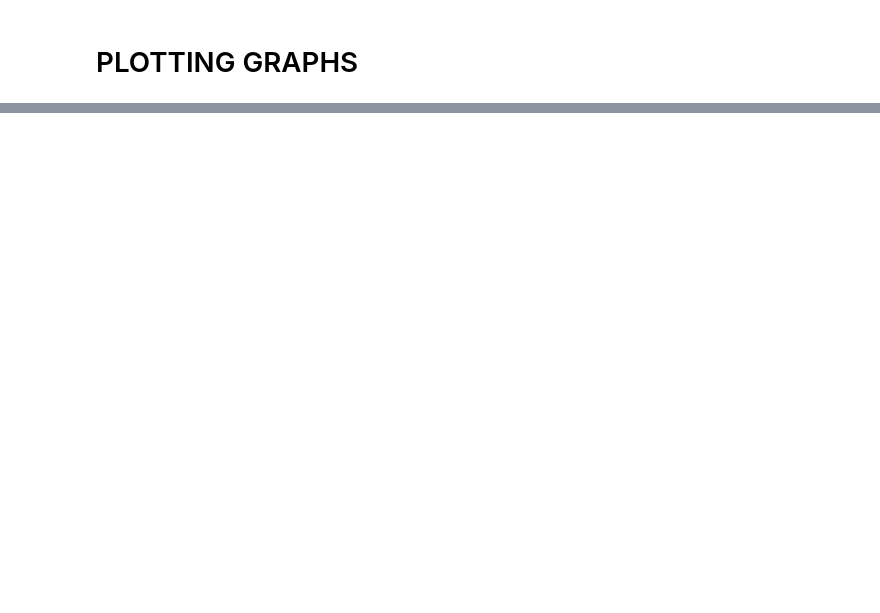
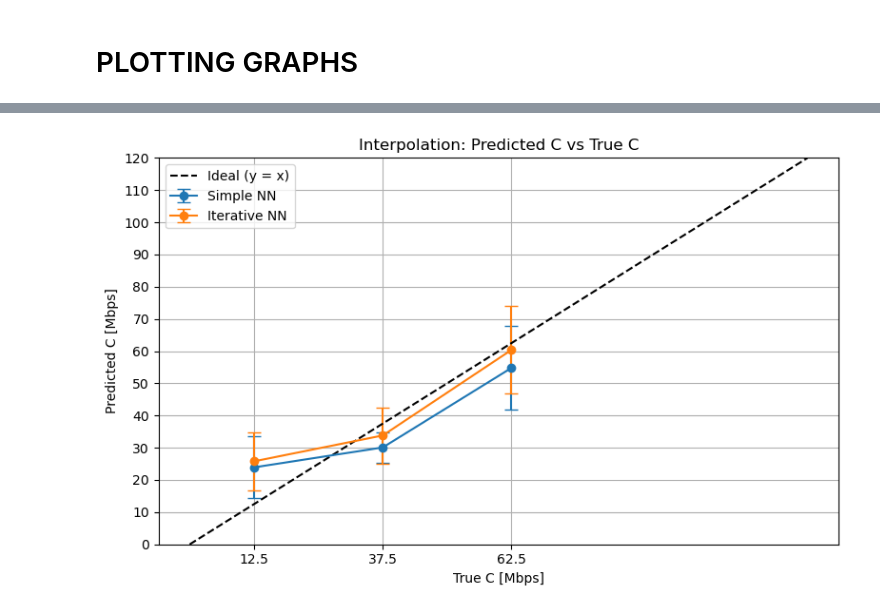
Before and after one commit to MKumar-12/UDP_ML_col867, a Jupyter notebook: Interpolation_Extrapolation_Merged.ipynb, the cells around one changed output, grey strips where cells are left out. Cells and saved outputs as stored; diff of their text form; code cells hidden in the pictures; blank space fills up the shorter version.

```diff
--- a/Interpolation_Extrapolation_Merged.ipynb
+++ b/Interpolation_Extrapolation_Merged.ipynb
@@ -204,0 +254,8 @@ plot_grouped_C_predictions(
+# %%
+# ==== Plot C: Interpolation ====
+plot_grouped_C_predictions(
+    C_true_interp, C_simple_interp, C_iterative_interp,
+    title="Interpolation: Predicted C vs True C"
+)
+# %% [output]
+[figure, added]
```
Also changed, not shown: parts of 22 cells of this notebook, 20 other files.
